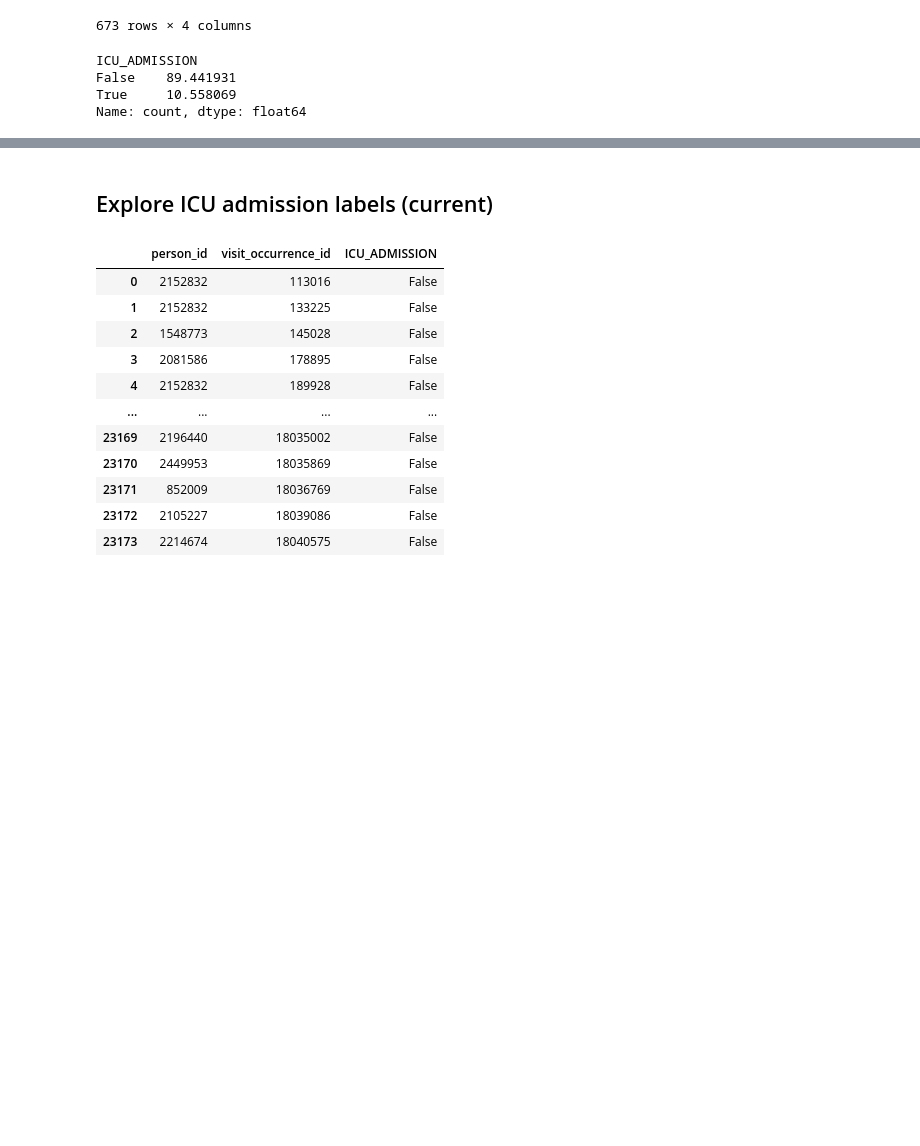
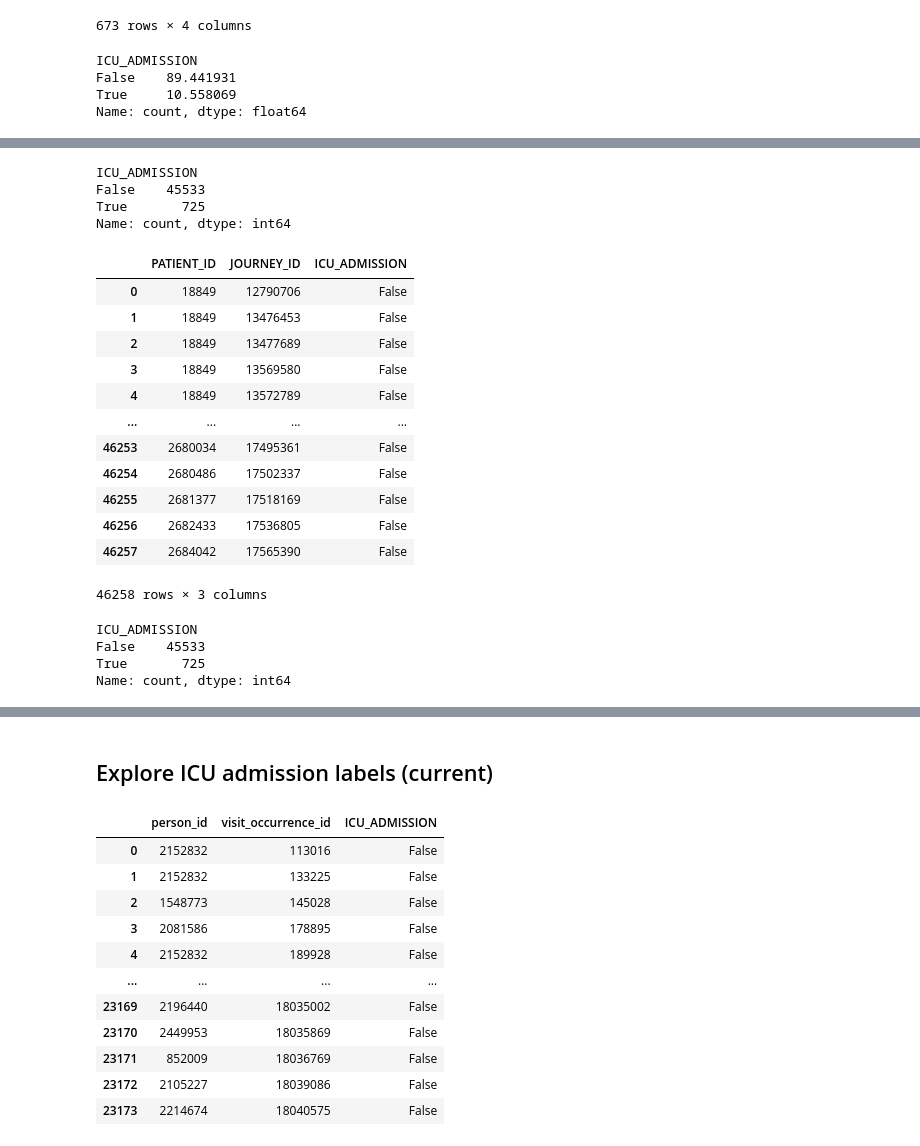
Before and after one commit to ryashpal/alfred-data-analysis, a Jupyter notebook: notebooks/icu_admission_discrepancy/explore_mapping_file.ipynb, the cells around one changed output, grey strips where cells are left out. Cells and saved outputs as stored; diff of their text form; code cells hidden in the pictures; blank space fills up the shorter version.

```diff
--- a/notebooks/icu_admission_discrepancy/explore_mapping_file.ipynb
+++ b/notebooks/icu_admission_discrepancy/explore_mapping_file.ipynb
@@ -109,0 +143,32 @@ Name: count, dtype: float64
+# %%
+superBugJourneyDf['ICU_ADMISSION'] = (superBugJourneyDf.ICU_HOURS > 0)
+superBugJourneyDf.ICU_ADMISSION.value_counts()
+# %% [output]
+ICU_ADMISSION
+False    45533
+True       725
+Name: count, dtype: int64
+# %%
+icuadmissionsDf = superBugJourneyDf.groupby(by=['PATIENT_ID', 'JOURNEY_ID']).agg({'ICU_ADMISSION': 'any'}).reset_index()
+icuadmissionsDf
+# %% [output]
+|  | PATIENT_ID | JOURNEY_ID | ICU_ADMISSION |
+| 0 | 18849 | 12790706 | False |
+| 1 | 18849 | 13476453 | False |
+| 2 | 18849 | 13477689 | False |
+| 3 | 18849 | 13569580 | False |
+| 4 | 18849 | 13572789 | False |
+| ... | ... | ... | ... |
+| 46253 | 2680034 | 17495361 | False |
+| 46254 | 2680486 | 17502337 | False |
+| 46255 | 2681377 | 17518169 | False |
+| 46256 | 2682433 | 17536805 | False |
+| 46257 | 2684042 | 17565390 | False |
+46258 rows × 3 columns
+# %%
+icuadmissionsDf.ICU_ADMISSION.value_counts()
+# %% [output]
+ICU_ADMISSION
+False    45533
+True       725
+Name: count, dtype: int64
```
Also changed, not shown: parts of 17 cells of this notebook, 1 other file.
